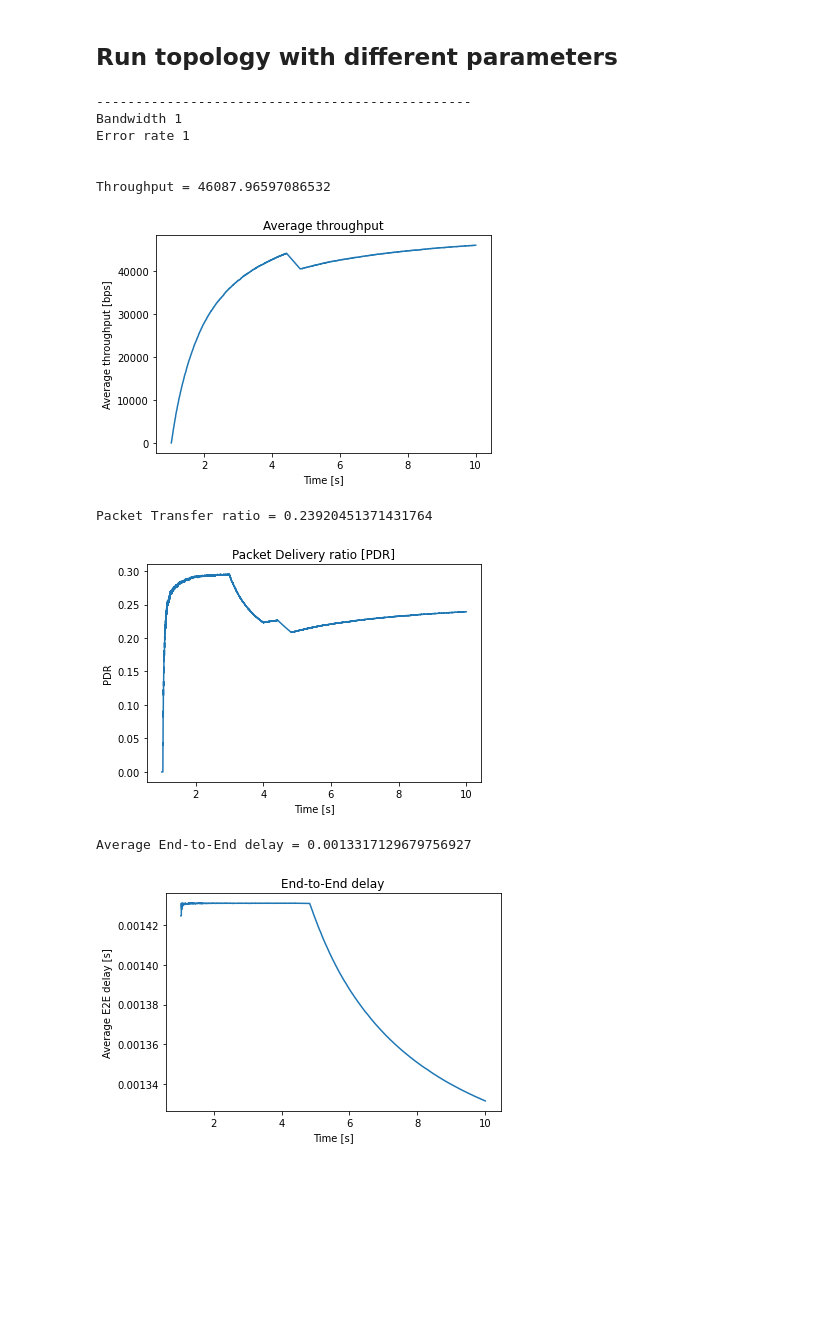
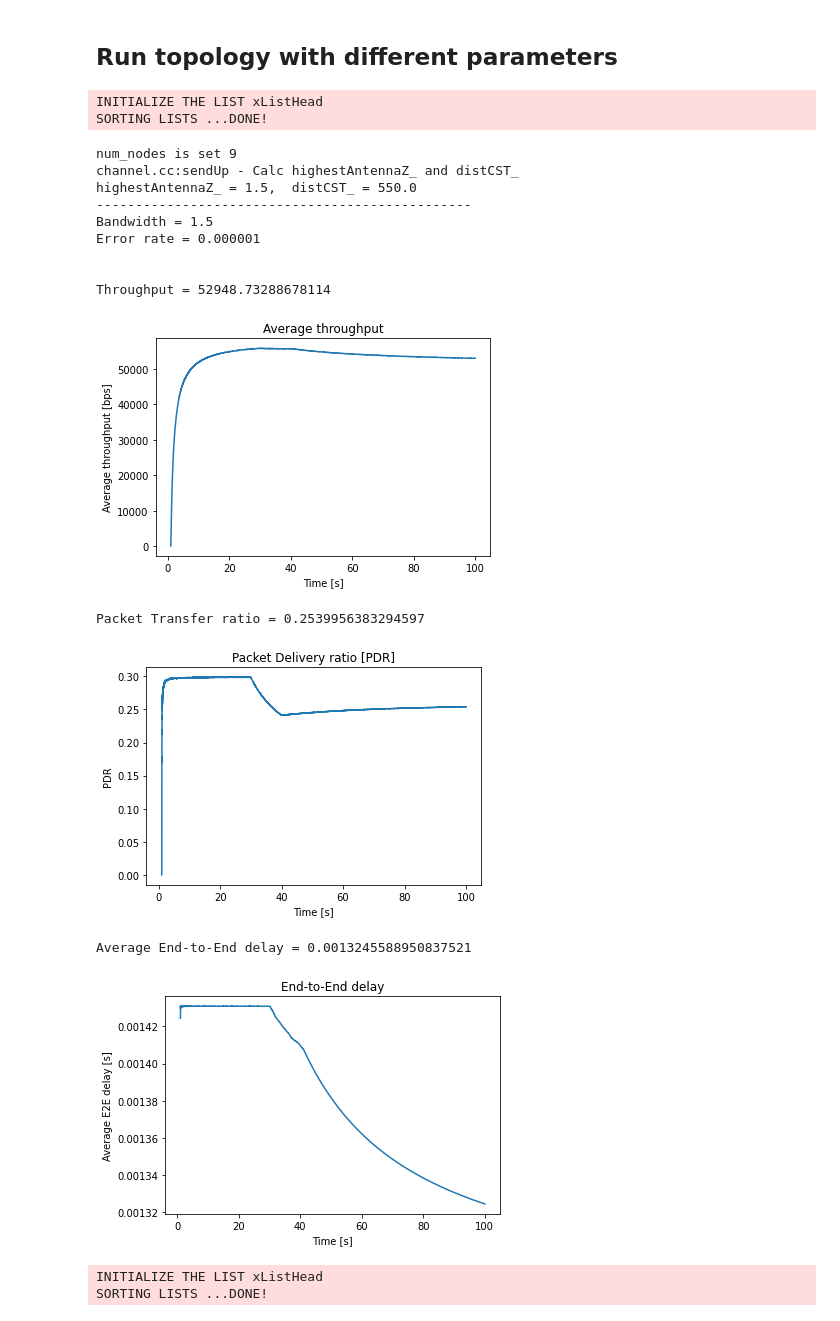
Before and after one commit to mohammadsaadati80/NS2-WLAN, a Jupyter notebook: Analysis.ipynb, the cells around one changed output. Cells and saved outputs as stored; diff of their text form; code cells hidden in the pictures; blank space fills up the shorter version.

```diff
--- a/Analysis.ipynb
+++ b/Analysis.ipynb
@@ -258,42 +260,52 @@ def draw_average_e2e_delay(average_e2e_time, average_e2e_delay):
 # %%
 bandwidths = [1.5, 55, 155]
 f1 = open("base_topology_1.txt", "r")
 base_topology_1 = f1.read()
 f2 = open("base_topology_2.txt", "r")
 base_topology_2 = f2.read()
 
 def create_tcl(bandwidth, i):
     if i == 10: error_rate = "0.00001"
     else : error_rate = "0.00000" + str(i)
     s = "Mac/Simple set bandwidth_ " + str(bandwidth) + "Mb\n"
     s += base_topology_1
     s += "\n" + "set error_rate " + str(error_rate) + "                   ;#error rate of sending\n"
     s += base_topology_2
     f = open("topo.tcl", "w")
     f.write(s)
     f.close()
+    return error_rate
 
 def run_tcl():
-    os.system('ns topt.tcl')
+    os.system('rm out.tr')
+    os.system('rm out.nam')
+    os.system('ns topo.tcl')
 
-# for bandwidth in bandwidths:
-#     for i in range(1,11):
-#         create_tcl(bandwidth, i)
-#         run_tcl()
-#         analysis_tr(bandwidth, i)
+for bandwidth in bandwidths:
+    for i in range(1,11):
+        error_rate = create_tcl(bandwidth, i)
+        run_tcl()
+        analysis_tr(bandwidth, error_rate)
 
-create_tcl(1.5, 1)
-run_tcl()
-analysis_tr(1.5, 1)
+# create_tcl(1.5, 1)
+# run_tcl()
+# analysis_tr(1.5, 1)
 # %% [output]
-------------------------------------------------
-Bandwidth 1
-Error rate 1
-
-
-Throughput = 46087.96597086532
+INITIALIZE THE LIST xListHead
+SORTING LISTS ...DONE!
+num_nodes is set 9
+channel.cc:sendUp - Calc highestAntennaZ_ and distCST_
+highestAntennaZ_ = 1.5,  distCST_ = 550.0
+------------------------------------------------
+Bandwidth = 1.5
+Error rate = 0.000001
+
+
+Throughput = 52948.73288678114
-[figure, old version]
+[figure, new version]
-Packet Transfer ratio = 0.23920451371431764
+Packet Transfer ratio = 0.2539956383294597
-[figure, old version]
+[figure, new version]
-Average End-to-End delay = 0.0013317129679756927
+Average End-to-End delay = 0.0013245588950837521
-[figure, old version]
+[figure, new version]
+INITIALIZE THE LIST xListHead
+SORTING LISTS ...DONE!
```
Also changed, not shown: parts of 4 cells of this notebook, 4 other files.
